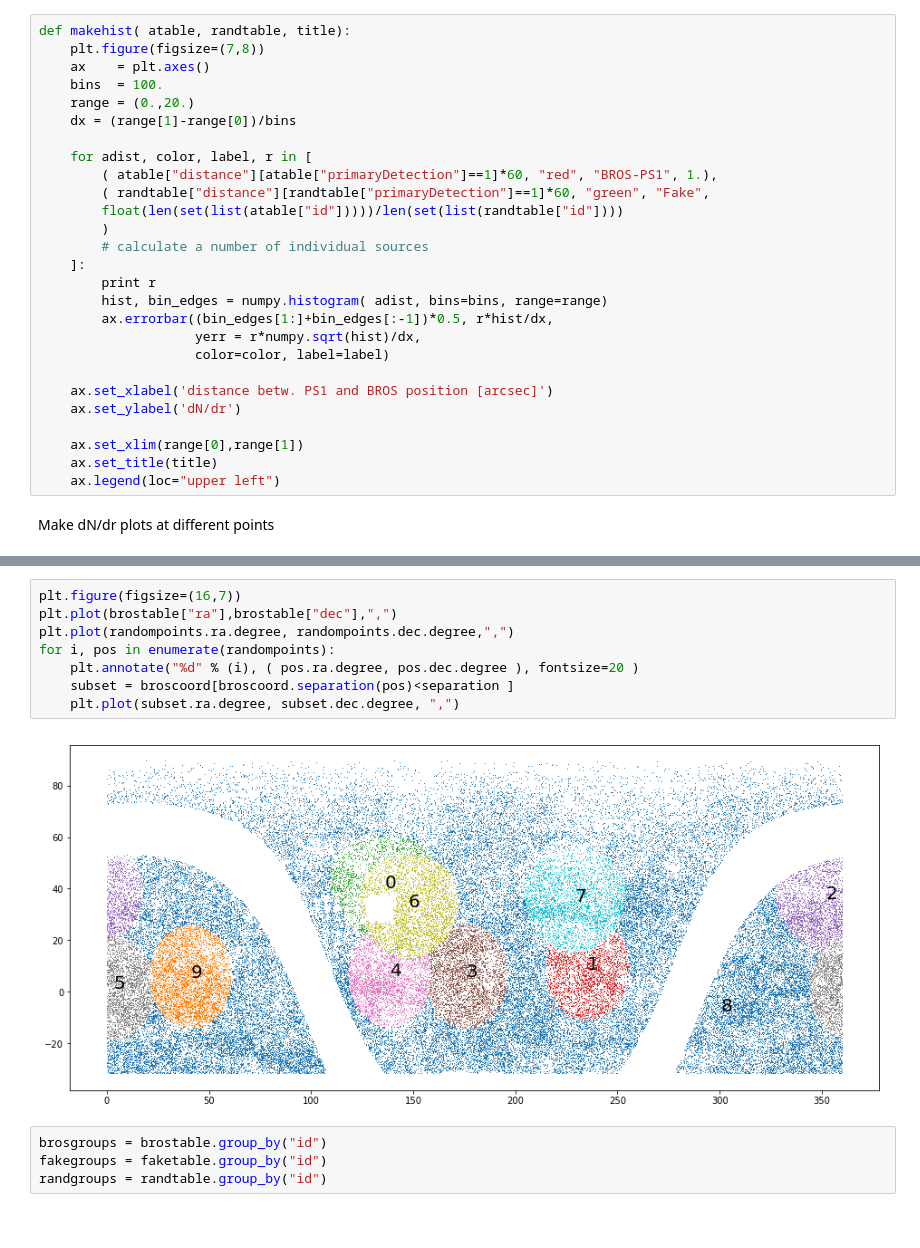
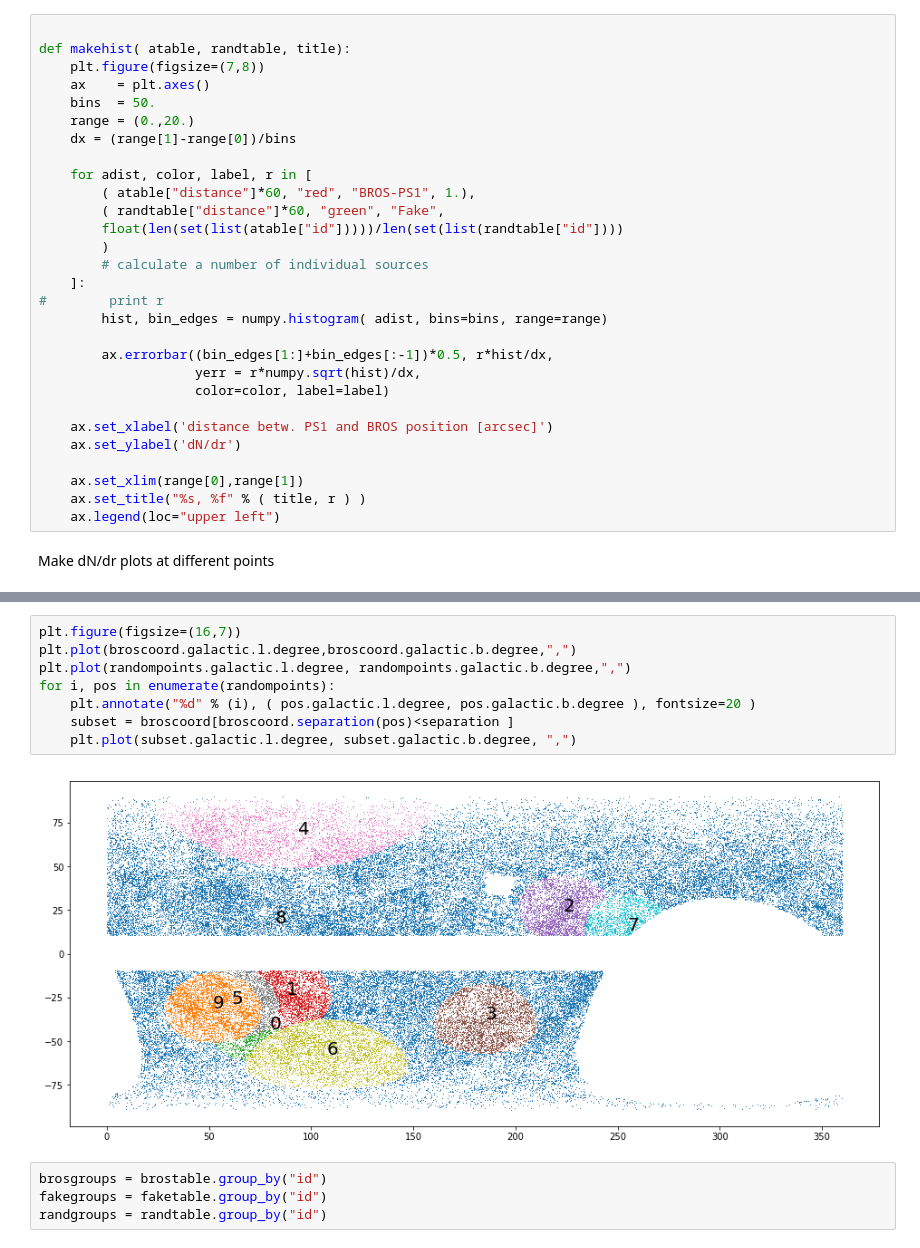
Before and after one commit to youtsumi/BROS, a Jupyter notebook: dNdr.ipynb, the cells around one changed output, grey strips where cells are left out. Drawn from its saved outputs; the diff is of its cells as text.

```diff
--- a/dNdr.ipynb
+++ b/dNdr.ipynb
@@ -106,20 +134,22 @@ randtable
 # %%
+
 def makehist( atable, randtable, title):
     plt.figure(figsize=(7,8))
     ax    = plt.axes()
-    bins  = 100.
+    bins  = 50.
     range = (0.,20.)
     dx = (range[1]-range[0])/bins
 
     for adist, color, label, r in [
-        ( atable["distance"][atable["primaryDetection"]==1]*60, "red", "BROS-PS1", 1.),
-        ( randtable["distance"][randtable["primaryDetection"]==1]*60, "green", "Fake",
+        ( atable["distance"]*60, "red", "BROS-PS1", 1.),
+        ( randtable["distance"]*60, "green", "Fake",
         float(len(set(list(atable["id"]))))/len(set(list(randtable["id"])))
         )
         # calculate a number of individual sources
     ]:
-        print r
+#        print r
         hist, bin_edges = numpy.histogram( adist, bins=bins, range=range)
+
         ax.errorbar((bin_edges[1:]+bin_edges[:-1])*0.5, r*hist/dx,
                     yerr = r*numpy.sqrt(hist)/dx,
                     color=color, label=label)
@@ -128,7 +158,7 @@ def makehist( atable, randtable, title):
     ax.set_ylabel('dN/dr')
 
     ax.set_xlim(range[0],range[1])
-    ax.set_title(title)
+    ax.set_title("%s, %f" % ( title, r ) )
     ax.legend(loc="upper left")
 # %% [markdown]
 Make dN/dr plots at different points
@@ -192,13 +205,13 @@ for i, apoint in enumerate(randompoints):
 # %%
 plt.figure(figsize=(16,7))
-plt.plot(brostable["ra"],brostable["dec"],",")
-plt.plot(randompoints.ra.degree, randompoints.dec.degree,",")
+plt.plot(broscoord.galactic.l.degree,broscoord.galactic.b.degree,",")
+plt.plot(randompoints.galactic.l.degree, randompoints.galactic.b.degree,",")
 for i, pos in enumerate(randompoints):
-    plt.annotate("%d" % (i), ( pos.ra.degree, pos.dec.degree ), fontsize=20 )
+    plt.annotate("%d" % (i), ( pos.galactic.l.degree, pos.galactic.b.degree ), fontsize=20 )
     subset = broscoord[broscoord.separation(pos)<separation ]
-    plt.plot(subset.ra.degree, subset.dec.degree, ",")
+    plt.plot(subset.galactic.l.degree, subset.galactic.b.degree, ",")
 # %% [output]
-[figure, old version]
+[figure, new version]
 # %%
 brosgroups = brostable.group_by("id")
 fakegroups = faketable.group_by("id")
```
Also changed, not shown: parts of 18 cells of this notebook.
